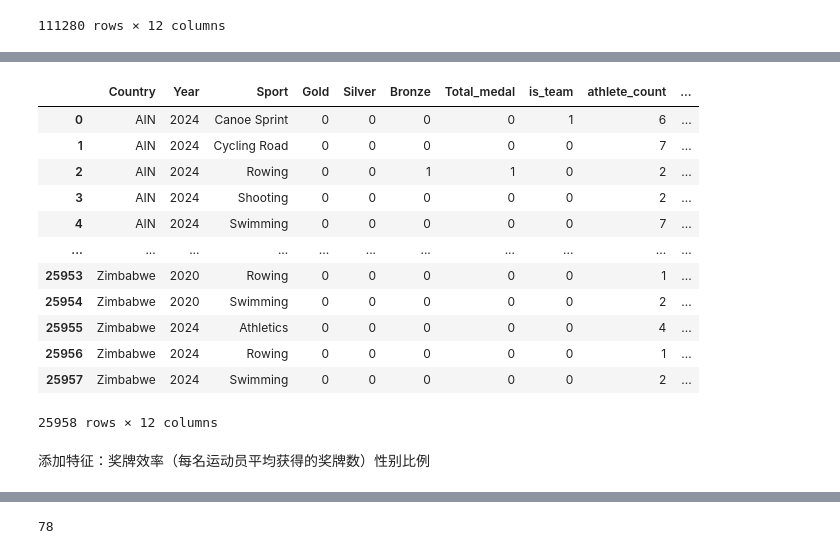
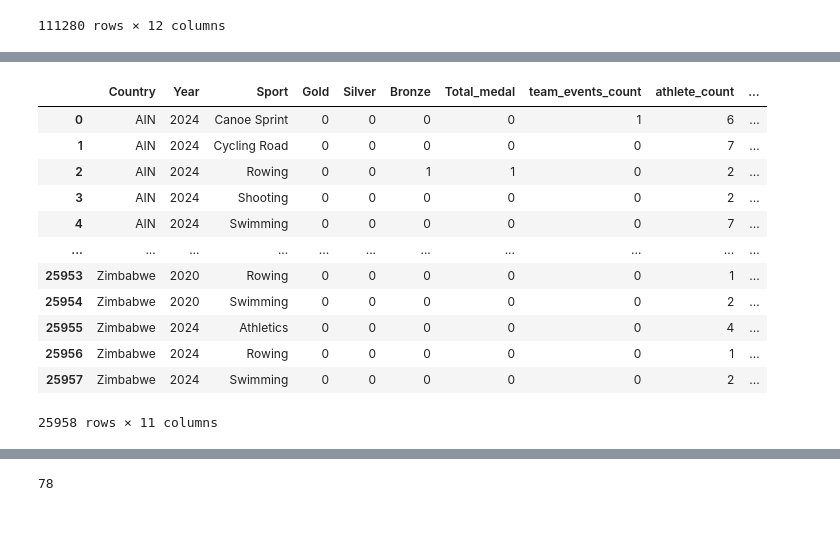
Before and after one commit to Evan-Li-2024/2025MCM-c, a Jupyter notebook: Olympics-analysis.ipynb, the cells around one changed output, grey strips where cells are left out. Saved outputs shown, nothing was run; the diff lists cells and outputs as text; code cells hidden in the pictures; blank space fills up the shorter version.

```diff
--- a/Olympics-analysis.ipynb
+++ b/Olympics-analysis.ipynb
@@ -867,23 +846,0 @@ identify_team_events
-# %%
-# 1. 计算每个国家在每个年份每个运动项目的参赛人数
-sport_country_counts = athletes_data.groupby(['Country', 'Year', 'Sport']).size().reset_index(name='country_sport_participants')
-
-# 2. 计算每个年份每个具体项目的各国参赛人数
-event_athlete_counts = athletes_data.groupby(['Year', 'Event']).size().reset_index(name='event_participants')
-
-# 3. 将这两个特征合并到identify_team_events中
-identify_team_events = pd.merge(
-    identify_team_events,
-    sport_country_counts,
-    on=['Country', 'Year', 'Sport'],
-    how='left'
-)
-
-identify_team_events = pd.merge(
-    identify_team_events,
-    event_athlete_counts,
-    on=[ 'Year', 'Event'],
-    how='left'
-)
-
-identify_team_events
@@ -904,26 +847,27 @@ identify_team_events
 # %%
 identify_team_events.to_csv('identify_team_events.csv', index=False)
 # %%
-# 对上面数据按照Country、Year、Sport 进行聚合
+# 对上面数据按照Country(NOC)、Year、Sport 进行聚合
 
 country_year_sport_summary = identify_team_events.groupby(['Country', 'Year', 'Sport']).agg({
     'Gold': 'sum',
     'Silver': 'sum',
     'Bronze': 'sum',
     'Total_medal': 'sum',
-    'is_team': 'max',  # 如果有任何团队项目则为1
+    'is_team': 'sum',  # 求出团队项目的个数
     'athlete_count': 'sum',
     'female_count': 'sum',
     'male_count': 'sum',
-    'event_participants':'sum'
 }).reset_index()
 
-country_year_sport_summary = country_year_sport_summary.rename(columns={'event_participants': 'sport_participants'})
+
+country_year_sport_summary =  country_year_sport_summary.rename(columns={'is_team': 'team_events_count'})
+
 
 
 country_year_sport_summary
 # %% [output]
-|  | Country | Year | Sport | Gold | Silver | Bronze | Total_medal | is_team | athlete_count | ... |
+|  | Country | Year | Sport | Gold | Silver | Bronze | Total_medal | team_events_count | athlete_count | ... |
 | 0 | AIN | 2024 | Canoe Sprint | 0 | 0 | 0 | 0 | 1 | 6 | ... |
 | 1 | AIN | 2024 | Cycling Road | 0 | 0 | 0 | 0 | 0 | 7 | ... |
 | 2 | AIN | 2024 | Rowing | 0 | 0 | 1 | 1 | 0 | 2 | ... |
@@ -935,4 +879,4 @@ country_year_sport_summary
 | 25955 | Zimbabwe | 2024 | Athletics | 0 | 0 | 0 | 0 | 0 | 4 | ... |
 | 25956 | Zimbabwe | 2024 | Rowing | 0 | 0 | 0 | 0 | 0 | 1 | ... |
 | 25957 | Zimbabwe | 2024 | Swimming | 0 | 0 | 0 | 0 | 0 | 2 | ... |
-25958 rows × 12 columns
+25958 rows × 11 columns
@@ -941,2 +882,0 @@ country_year_sport_summary
-# %% [markdown]
-添加特征：奖牌效率（每名运动员平均获得的奖牌数）性别比例
```
Also changed, not shown: parts of 24 cells of this notebook, 1 other file.
